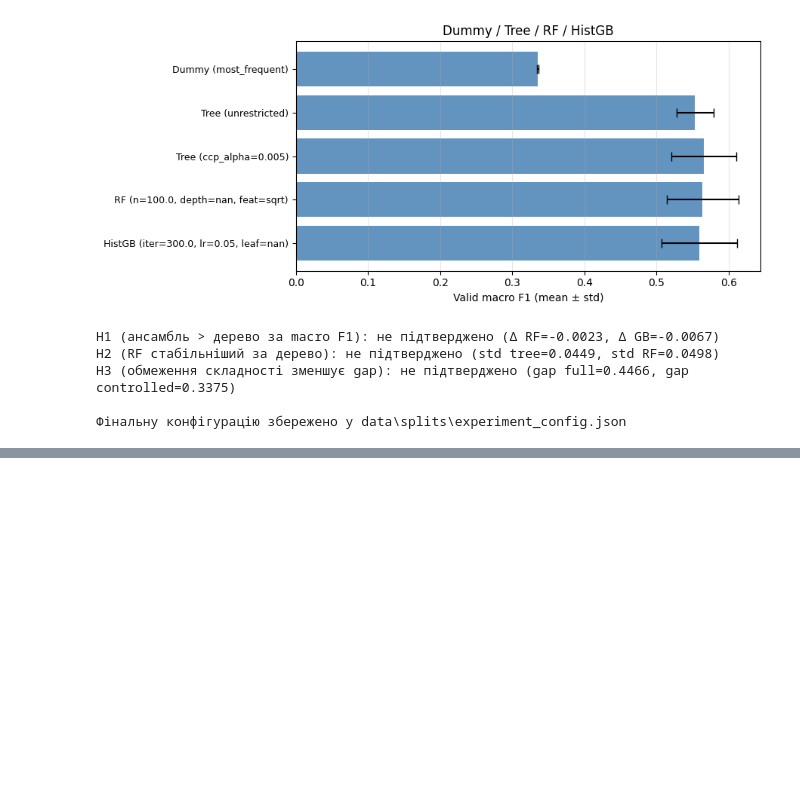
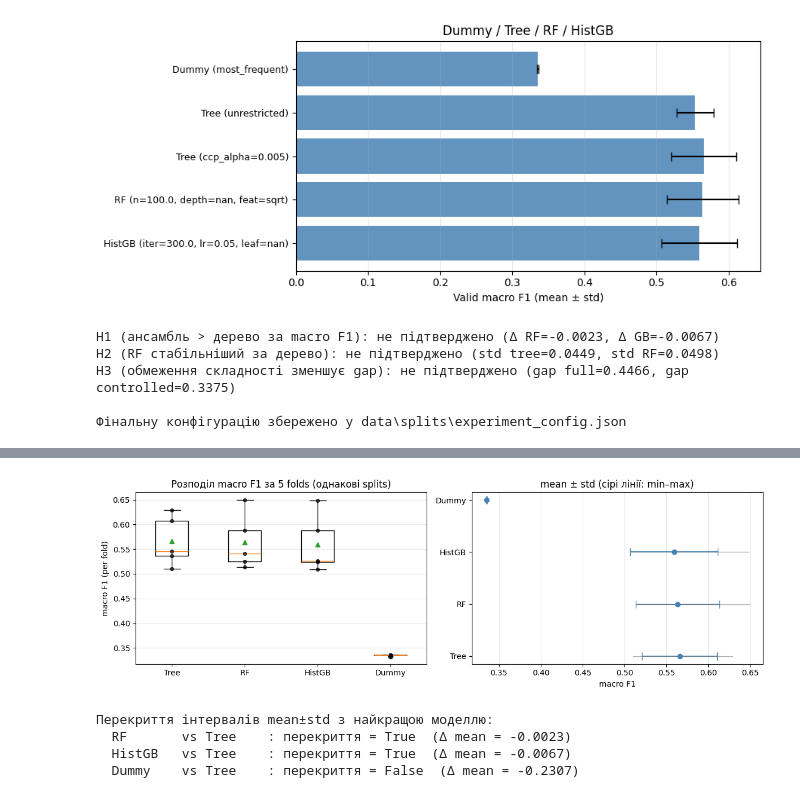
Before and after one commit to Yaroslav071315/machine-learning-course-volovnyk, a Jupyter notebook: lab04/notebook/lab04.ipynb, the cells around one changed output, grey strips where cells are left out. Cells and saved outputs as stored; diff of their text form; code cells hidden in the pictures; blank space fills up the shorter version.

Commit message:
Quality Comparison and Robustness as a Property of an ML Solution

```diff
--- a/lab04/notebook/lab04.ipynb
+++ b/lab04/notebook/lab04.ipynb
@@ -546,0 +642,47 @@ H3 (обмеження складності зменшує gap): не підтв
+# %%
+import matplotlib.pyplot as plt
+
+fig, axes = plt.subplots(1, 2, figsize=(12, 4))
+
+# 1) Box-plot / strip-plot macro F1 по folds
+order = comparison_full["model"].tolist()
+data  = [fold_scores[m] for m in order]
+axes[0].boxplot(data, labels=order, showmeans=True)
+for i, m in enumerate(order, start=1):
+    axes[0].scatter([i] * len(fold_scores[m]), fold_scores[m],
+                    alpha=0.7, color="black", s=18, zorder=3)
+axes[0].set_ylabel("macro F1 (per fold)")
+axes[0].set_title("Розподіл macro F1 за 5 folds (однакові splits)")
+axes[0].grid(axis="y", alpha=0.3)
+
+# 2) Mean ± std з min/max
+axes[1].errorbar(comparison_full["macro_f1_mean"],
+                 comparison_full["model"],
+                 xerr=comparison_full["macro_f1_std"],
+                 fmt="o", capsize=5, color="steelblue")
+for _, row in comparison_full.iterrows():
+    axes[1].plot([row["macro_f1_min"], row["macro_f1_max"]],
+                 [row["model"]] * 2, color="gray", lw=1, alpha=0.6)
+axes[1].set_xlabel("macro F1")
+axes[1].set_title("mean ± std (сірі лінії: min–max)")
+axes[1].grid(axis="x", alpha=0.3)
+
+plt.tight_layout(); plt.show()
+
+# --- Перевірка перекриття інтервалів ---
+print("Перекриття інтервалів mean±std з найкращою моделлю:")
+best_name = comparison_full.iloc[0]["model"]
+best_mean = comparison_full.iloc[0]["macro_f1_mean"]
+best_std  = comparison_full.iloc[0]["macro_f1_std"]
+for _, row in comparison_full.iterrows():
+    if row["model"] == best_name: continue
+    overlap = not (best_mean - best_std > row["macro_f1_mean"] + row["macro_f1_std"] or
+                   row["macro_f1_mean"] - row["macro_f1_std"] > best_mean + best_std)
+    print(f"  {row['model']:8s} vs {best_name:8s}: "
+          f"перекриття = {overlap}  (Δ mean = {row['macro_f1_mean'] - best_mean:+.4f})")
+# %% [output]
+[figure, added]
+Перекриття інтервалів mean±std з найкращою моделлю:
+  RF       vs Tree    : перекриття = True  (Δ mean = -0.0023)
+  HistGB   vs Tree    : перекриття = True  (Δ mean = -0.0067)
+  Dummy    vs Tree    : перекриття = False  (Δ mean = -0.2307)
```
Also changed, not shown: parts of 5 cells of this notebook, 1 other file.
